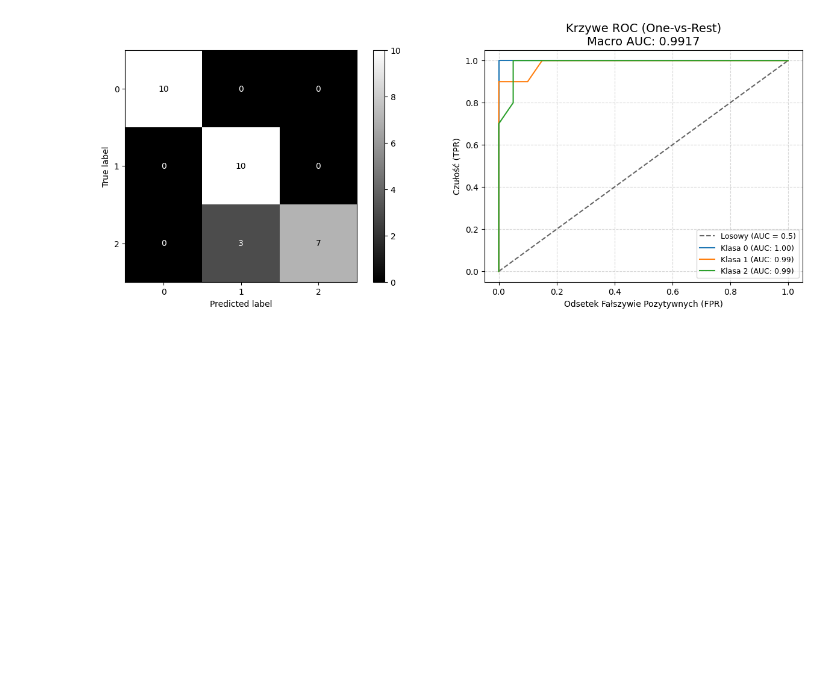
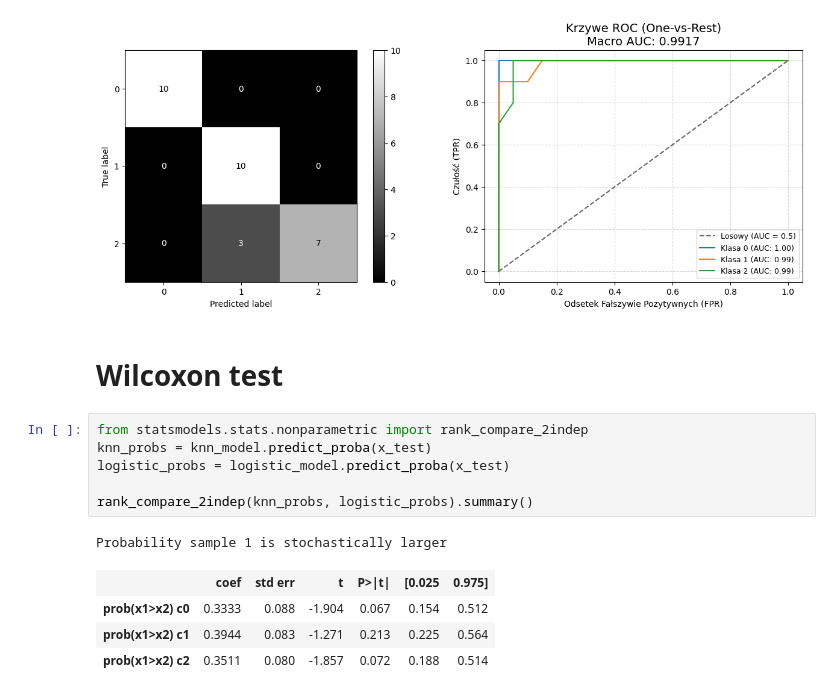
Before and after one commit to xXKeNdAmAmAsTeRXx/Machine-Learning-Tasks, a Jupyter notebook: Classification/iris_testing.ipynb, the cells around one changed output. Drawn from its saved outputs; the diff is of its cells as text; blank space fills up the shorter version.

Commit message:
wilcoxon test

```diff
--- a/Classification/iris_testing.ipynb
+++ b/Classification/iris_testing.ipynb
@@ -249,3 +249,17 @@ roc_area_macro=0.9916666666666667
 Selected features: ['sepal width (cm)', 'petal length (cm)', 'petal width (cm)']
 Optimize time: 2.02506947517395
 [figure]
+# %% [markdown]
+# Wilcoxon test
+# %%
+from statsmodels.stats.nonparametric import rank_compare_2indep
+knn_probs = knn_model.predict_proba(x_test)
+logistic_probs = logistic_model.predict_proba(x_test)
+
+rank_compare_2indep(knn_probs, logistic_probs).summary()
+# %% [output]
+Probability sample 1 is stochastically larger
+|  | coef | std err | t | P>|t| | [0.025 | 0.975] |
+| prob(x1>x2) c0 | 0.3333 | 0.088 | -1.904 | 0.067 | 0.154 | 0.512 |
+| prob(x1>x2) c1 | 0.3944 | 0.083 | -1.271 | 0.213 | 0.225 | 0.564 |
+| prob(x1>x2) c2 | 0.3511 | 0.080 | -1.857 | 0.072 | 0.188 | 0.514 |
```
